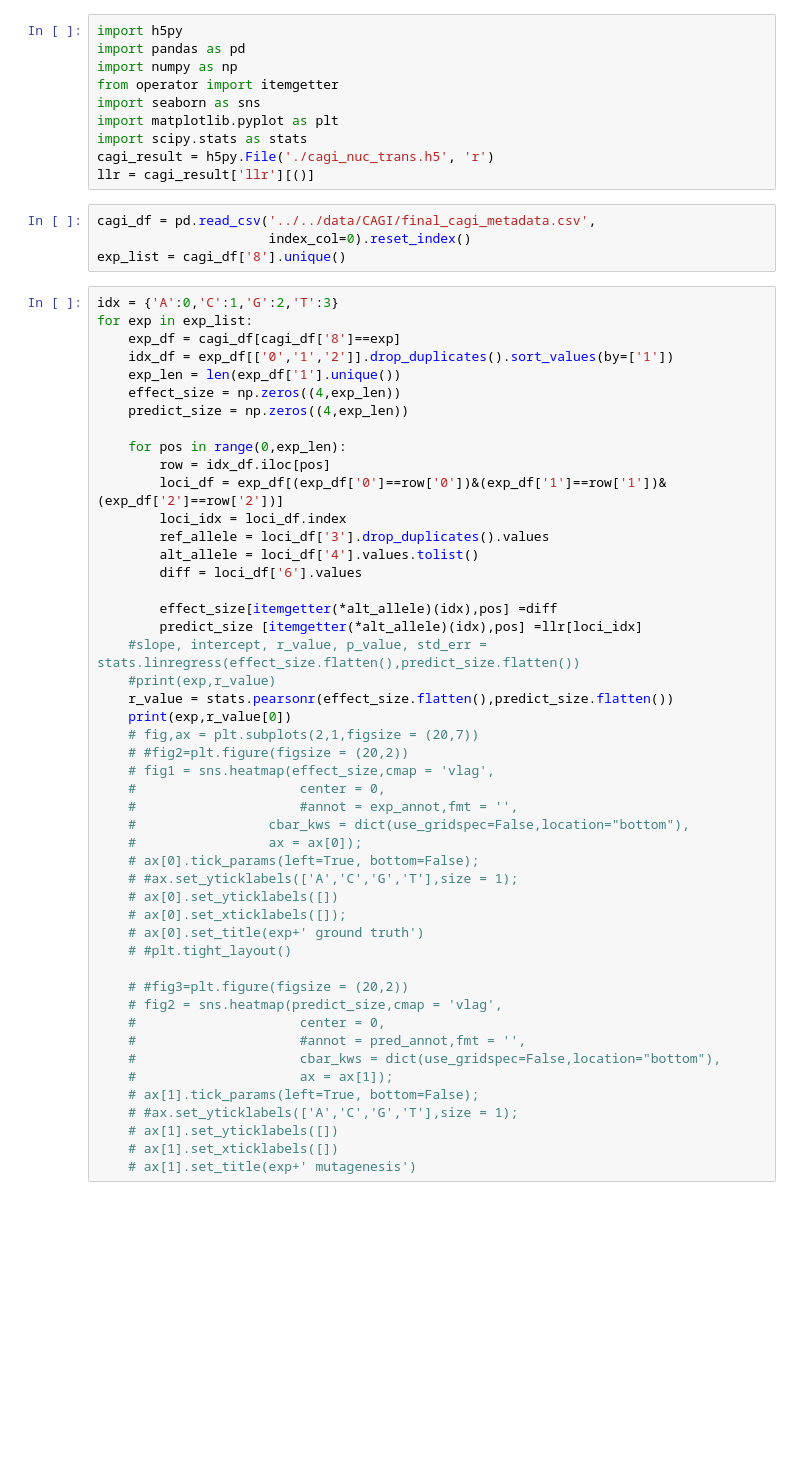
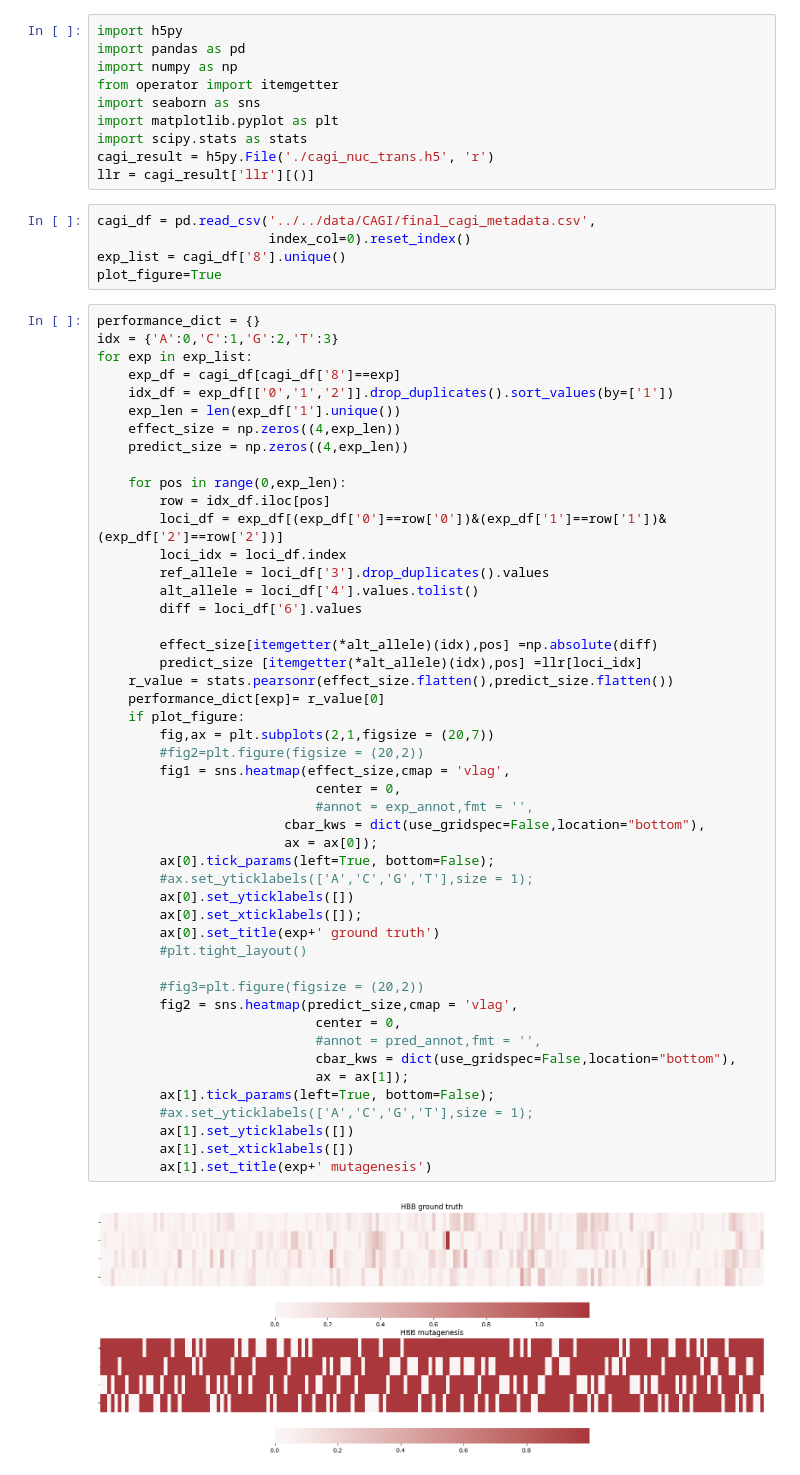
Before and after one commit to amberT15/RNA_multitask, a Jupyter notebook: evaluation/CAGI/cagi_nucleo_trans.ipynb, the cells around one changed output. Drawn from its saved outputs; the diff is of its cells as text; blank space fills up the shorter version.

```diff
--- a/evaluation/CAGI/cagi_nucleo_trans.ipynb
+++ b/evaluation/CAGI/cagi_nucleo_trans.ipynb
@@ -80,52 +80,54 @@ llr = cagi_result['llr'][()]
 cagi_df = pd.read_csv('../../data/CAGI/final_cagi_metadata.csv',
                       index_col=0).reset_index()
 exp_list = cagi_df['8'].unique()
+plot_figure=True
 # %%
+performance_dict = {}
 idx = {'A':0,'C':1,'G':2,'T':3}
 for exp in exp_list:
     exp_df = cagi_df[cagi_df['8']==exp]
     idx_df = exp_df[['0','1','2']].drop_duplicates().sort_values(by=['1'])
     exp_len = len(exp_df['1'].unique())
     effect_size = np.zeros((4,exp_len))
     predict_size = np.zeros((4,exp_len))
 
     for pos in range(0,exp_len):
         row = idx_df.iloc[pos]
         loci_df = exp_df[(exp_df['0']==row['0'])&(exp_df['1']==row['1'])&(exp_df['2']==row['2'])]
         loci_idx = loci_df.index
         ref_allele = loci_df['3'].drop_duplicates().values
         alt_allele = loci_df['4'].values.tolist()
         diff = loci_df['6'].values
 
-        effect_size[itemgetter(*alt_allele)(idx),pos] =diff
+        effect_size[itemgetter(*alt_allele)(idx),pos] =np.absolute(diff)
         predict_size [itemgetter(*alt_allele)(idx),pos] =llr[loci_idx]
-    #slope, intercept, r_value, p_value, std_err = stats.linregress(effect_size.flatten(),predict_size.flatten())
-    #print(exp,r_value)
     r_value = stats.pearsonr(effect_size.flatten(),predict_size.flatten())
-    print(exp,r_value[0])
-    # fig,ax = plt.subplots(2,1,figsize = (20,7))
-    # #fig2=plt.figure(figsize = (20,2))
-    # fig1 = sns.heatmap(effect_size,cmap = 'vlag',
-    #                     center = 0,
-    #                     #annot = exp_annot,fmt = '',
-    #                 cbar_kws = dict(use_gridspec=False,location="bottom"),
-    #                 ax = ax[0]);
-    # ax[0].tick_params(left=True, bottom=False);
-    # #ax.set_yticklabels(['A','C','G','T'],size = 1);
-    # ax[0].set_yticklabels([])
-    # ax[0].set_xticklabels([]);
-    # ax[0].set_title(exp+' ground truth')
-    # #plt.tight_layout()
+    performance_dict[exp]= r_value[0]
+    if plot_figure:
+        fig,ax = plt.subplots(2,1,figsize = (20,7))
+        #fig2=plt.figure(figsize = (20,2))
+        fig1 = sns.heatmap(effect_size,cmap = 'vlag',
+                            center = 0,
+                            #annot = exp_annot,fmt = '',
+                        cbar_kws = dict(use_gridspec=False,location="bottom"),
+                        ax = ax[0]);
+        ax[0].tick_params(left=True, bottom=False);
+        #ax.set_yticklabels(['A','C','G','T'],size = 1);
+        ax[0].set_yticklabels([])
+        ax[0].set_xticklabels([]);
+        ax[0].set_title(exp+' ground truth')
+        #plt.tight_layout()
 
-    # #fig3=plt.figure(figsize = (20,2))
-    # fig2 = sns.heatmap(predict_size,cmap = 'vlag',
-    #                     center = 0,
-    #                     #annot = pred_annot,fmt = '',
-    #                     cbar_kws = dict(use_gridspec=False,location="bottom"),
-    #                     ax = ax[1]);
-    # ax[1].tick_params(left=True, bottom=False);
-    # #ax.set_yticklabels(['A','C','G','T'],size = 1);
-    # ax[1].set_yticklabels([])
-    # ax[1].set_xticklabels([])
-    # ax[1].set_title(exp+' mutagenesis')
+        #fig3=plt.figure(figsize = (20,2))
+        fig2 = sns.heatmap(predict_size,cmap = 'vlag',
+                            center = 0,
+                            #annot = pred_annot,fmt = '',
+                            cbar_kws = dict(use_gridspec=False,location="bottom"),
+                            ax = ax[1]);
+        ax[1].tick_params(left=True, bottom=False);
+        #ax.set_yticklabels(['A','C','G','T'],size = 1);
+        ax[1].set_yticklabels([])
+        ax[1].set_xticklabels([])
+        ax[1].set_title(exp+' mutagenesis')
 # %% [output]
+[figure, added]
```
Also changed, not shown: parts of 4 cells of this notebook, 7 other files.
